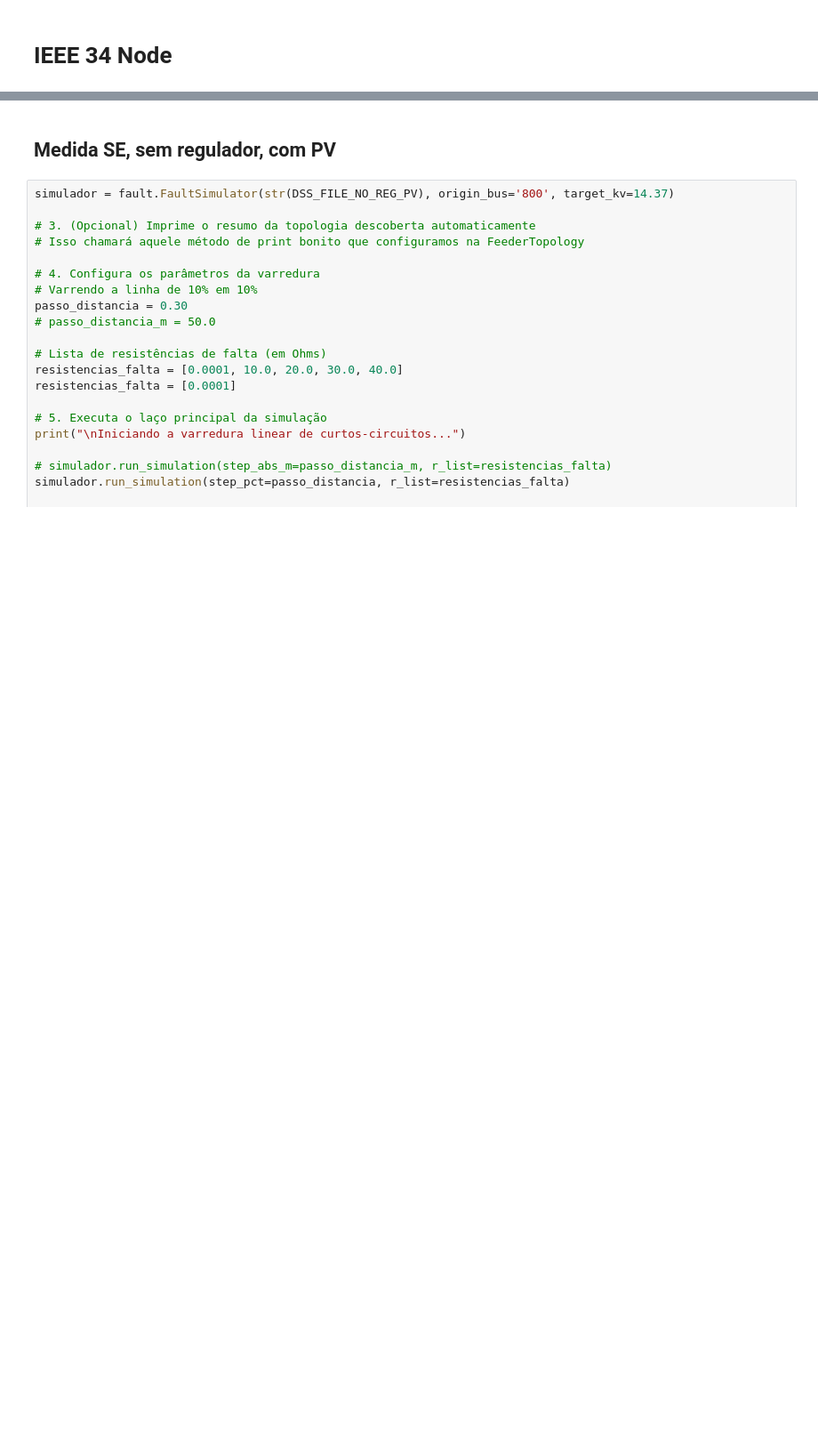
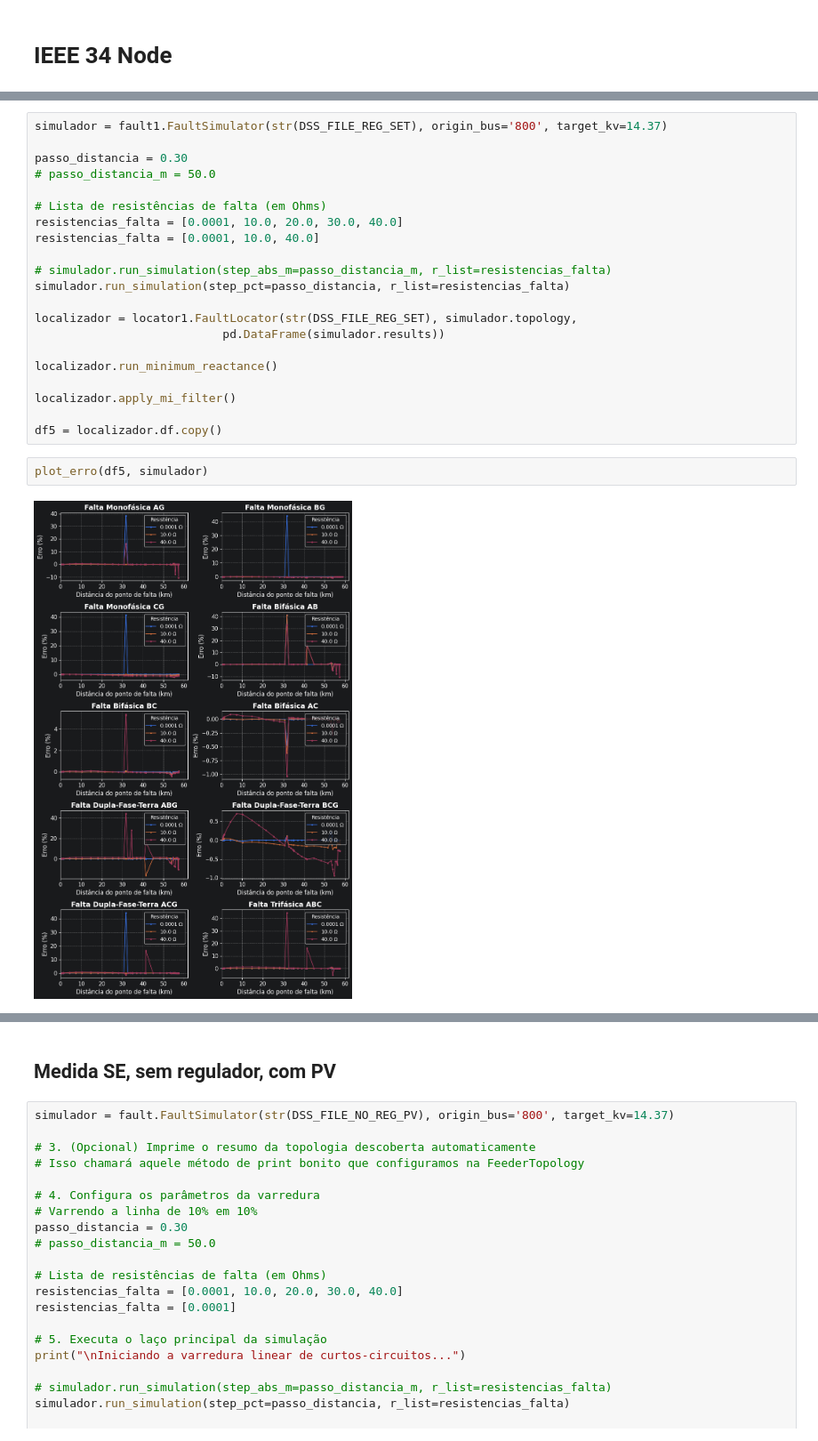
Before and after one commit to LuisFelipeCSouza/tcc-luis-felipe, a Jupyter notebook: notebooks/ieee-34-node-testes-modelo-algoritmo.ipynb, the cells around one changed output, grey strips where cells are left out. Shown at 89% size. Cells and saved outputs as stored; diff of their text form; blank space fills up the shorter version.

```diff
--- a/notebooks/ieee-34-node-testes-modelo-algoritmo.ipynb
+++ b/notebooks/ieee-34-node-testes-modelo-algoritmo.ipynb
@@ -206 +152,26 @@ plot_erro(df2, simulador)
+# %%
+simulador = fault1.FaultSimulator(str(DSS_FILE_REG_SET), origin_bus='800', target_kv=14.37)
+
+passo_distancia = 0.30
+# passo_distancia_m = 50.0
+
+# Lista de resistências de falta (em Ohms)
+resistencias_falta = [0.0001, 10.0, 20.0, 30.0, 40.0]
+resistencias_falta = [0.0001, 10.0, 40.0]
+
+# simulador.run_simulation(step_abs_m=passo_distancia_m, r_list=resistencias_falta)
+simulador.run_simulation(step_pct=passo_distancia, r_list=resistencias_falta)
+
+localizador = locator1.FaultLocator(str(DSS_FILE_REG_SET), simulador.topology,
+                           pd.DataFrame(simulador.results))
+
+localizador.run_minimum_reactance()
+
+localizador.apply_mi_filter()
+
+df5 = localizador.df.copy()
+# %%
+plot_erro(df5, simulador)
+# %% [output]
+[figure, added]
 # %% [markdown]
```
Also changed, not shown: parts of 38 cells of this notebook, 1 other file.
